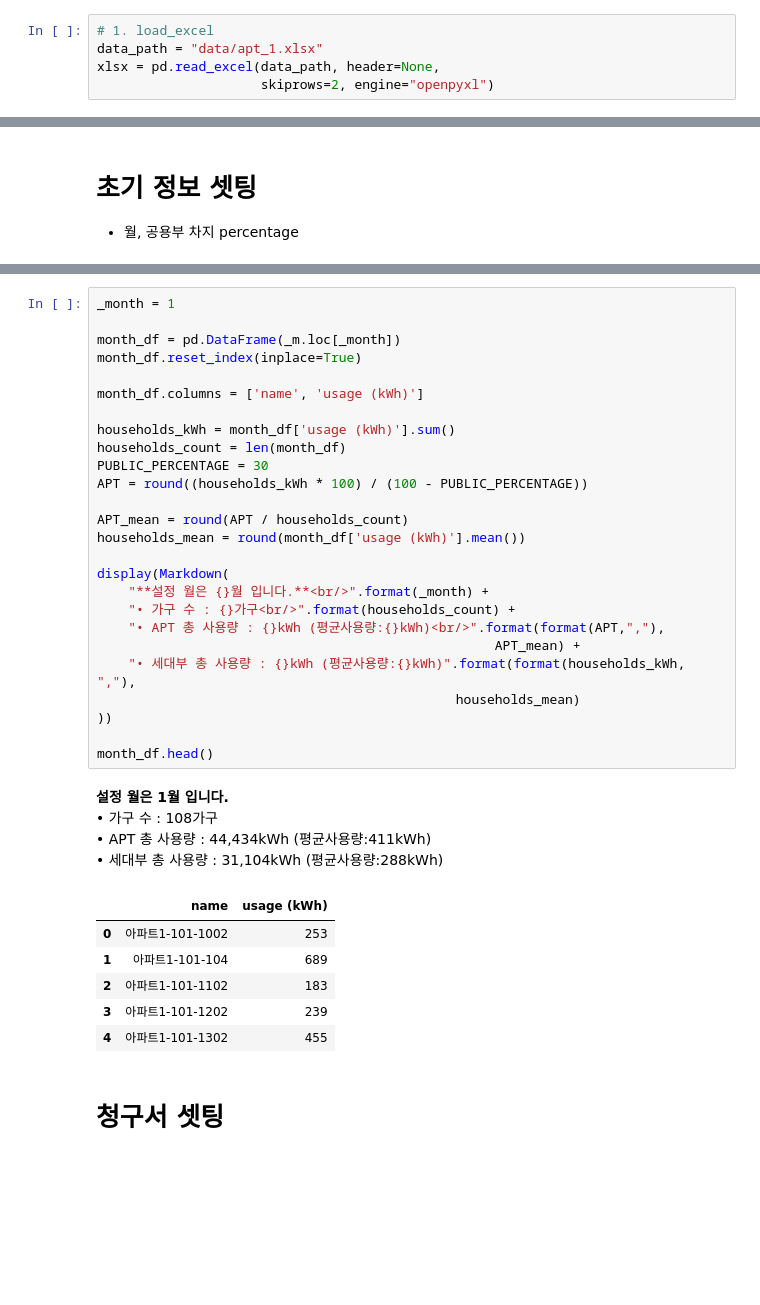
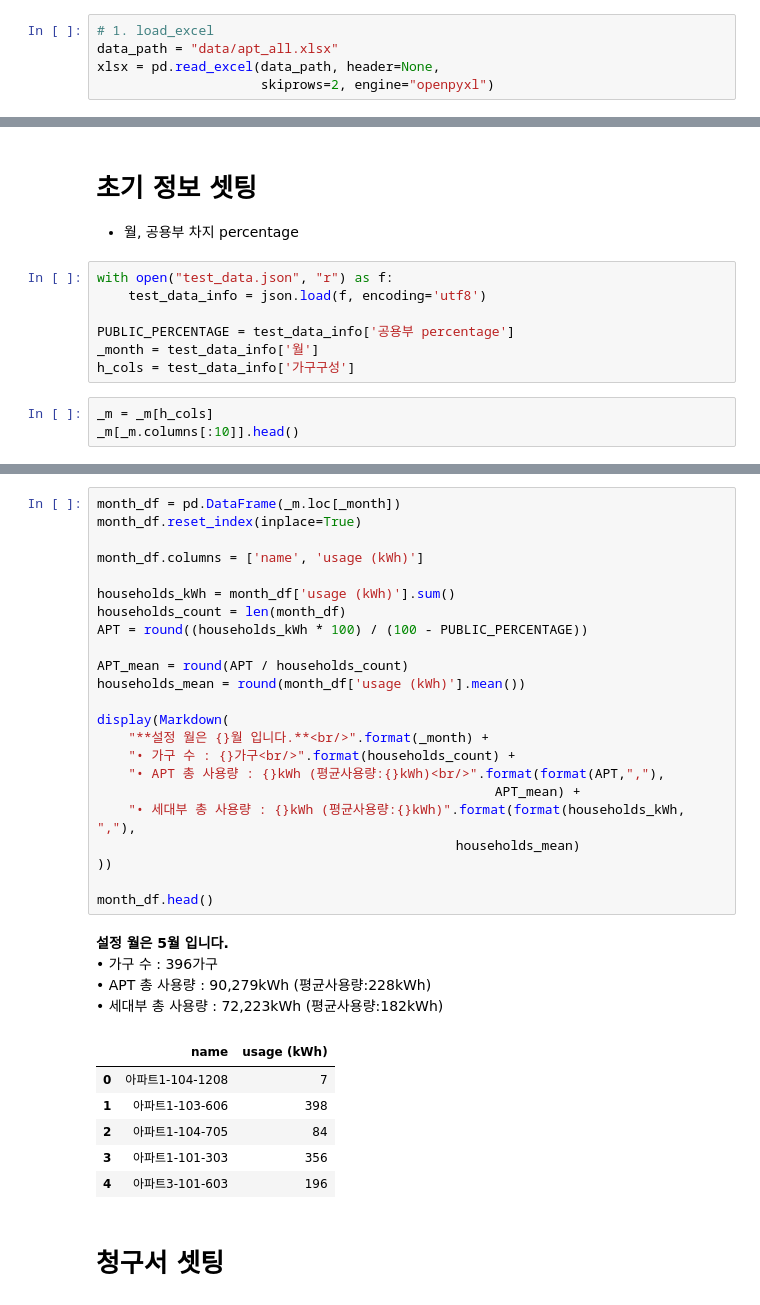
Before and after one commit to formegusto/what-is-public-fee, a Jupyter notebook: 공용부 예측 시뮬레이션 (보고서 쓸 때, 사용할 거).ipynb, the cells around one changed output, grey strips where cells are left out. Cells and saved outputs as stored; diff of their text form; blank space fills up the shorter version.

```diff
--- a/공용부 예측 시뮬레이션 (보고서 쓸 때, 사용할 거).ipynb
+++ b/공용부 예측 시뮬레이션 (보고서 쓸 때, 사용할 거).ipynb
@@ -26,7 +23,7 @@ from src import crs
 from IPython.display import clear_output, Markdown, display
 # %%
 # 1. load_excel
-data_path = "data/apt_1.xlsx"
+data_path = "data/apt_all.xlsx"
 xlsx = pd.read_excel(data_path, header=None,
                      skiprows=2, engine="openpyxl")
 # %%
@@ -54,3 +53,13 @@ _m = m.copy()
 # %% [markdown]
 # 초기 정보 셋팅
 - 월, 공용부 차지 percentage
+# %%
+with open("test_data.json", "r") as f:
+    test_data_info = json.load(f, encoding='utf8')
+
+PUBLIC_PERCENTAGE = test_data_info['공용부 percentage']
+_month = test_data_info['월']
+h_cols = test_data_info['가구구성']
+# %%
+_m = _m[h_cols]
+_m[_m.columns[:10]].head()
@@ -57,37 +74,34 @@ _m = m.copy()
 # %%
-_month = 1
-
 month_df = pd.DataFrame(_m.loc[_month])
 month_df.reset_index(inplace=True)
 
 month_df.columns = ['name', 'usage (kWh)']
 
 households_kWh = month_df['usage (kWh)'].sum()
 households_count = len(month_df)
-PUBLIC_PERCENTAGE = 30
 APT = round((households_kWh * 100) / (100 - PUBLIC_PERCENTAGE))
 
 APT_mean = round(APT / households_count)
 households_mean = round(month_df['usage (kWh)'].mean())
 
 display(Markdown(
     "**설정 월은 {}월 입니다.**<br/>".format(_month) +
     "• 가구 수 : {}가구<br/>".format(households_count) +
     "• APT 총 사용량 : {}kWh (평균사용량:{}kWh)<br/>".format(format(APT,","),
                                                    APT_mean) +
     "• 세대부 총 사용량 : {}kWh (평균사용량:{}kWh)".format(format(households_kWh, ","),
                                               households_mean)
 ))
 
 month_df.head()
 # %% [output]
-**설정 월은 1월 입니다.**<br/>• 가구 수 : 108가구<br/>• APT 총 사용량 : 44,434kWh (평균사용량:411kWh)<br/>• 세대부 총 사용량 : 31,104kWh (평균사용량:288kWh)
+**설정 월은 5월 입니다.**<br/>• 가구 수 : 396가구<br/>• APT 총 사용량 : 90,279kWh (평균사용량:228kWh)<br/>• 세대부 총 사용량 : 72,223kWh (평균사용량:182kWh)
 |  | name | usage (kWh) |
-| 0 | 아파트1-101-1002 | 253 |
-| 1 | 아파트1-101-104 | 689 |
-| 2 | 아파트1-101-1102 | 183 |
-| 3 | 아파트1-101-1202 | 239 |
-| 4 | 아파트1-101-1302 | 455 |
+| 0 | 아파트1-104-1208 | 7 |
+| 1 | 아파트1-103-606 | 398 |
+| 2 | 아파트1-104-705 | 84 |
+| 3 | 아파트1-101-303 | 356 |
+| 4 | 아파트3-101-603 | 196 |
 # %% [markdown]
 # 청구서 셋팅
 # %%
```
Also changed, not shown: parts of 20 cells of this notebook, 2 other files.
